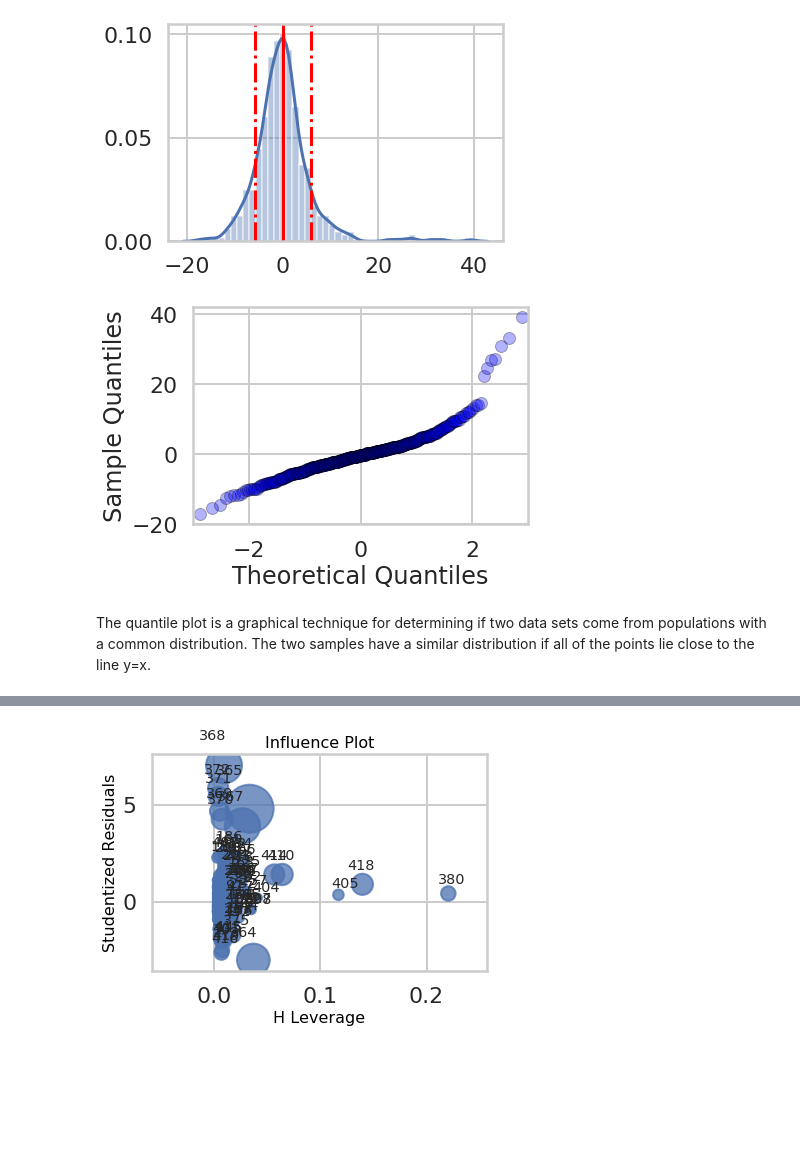
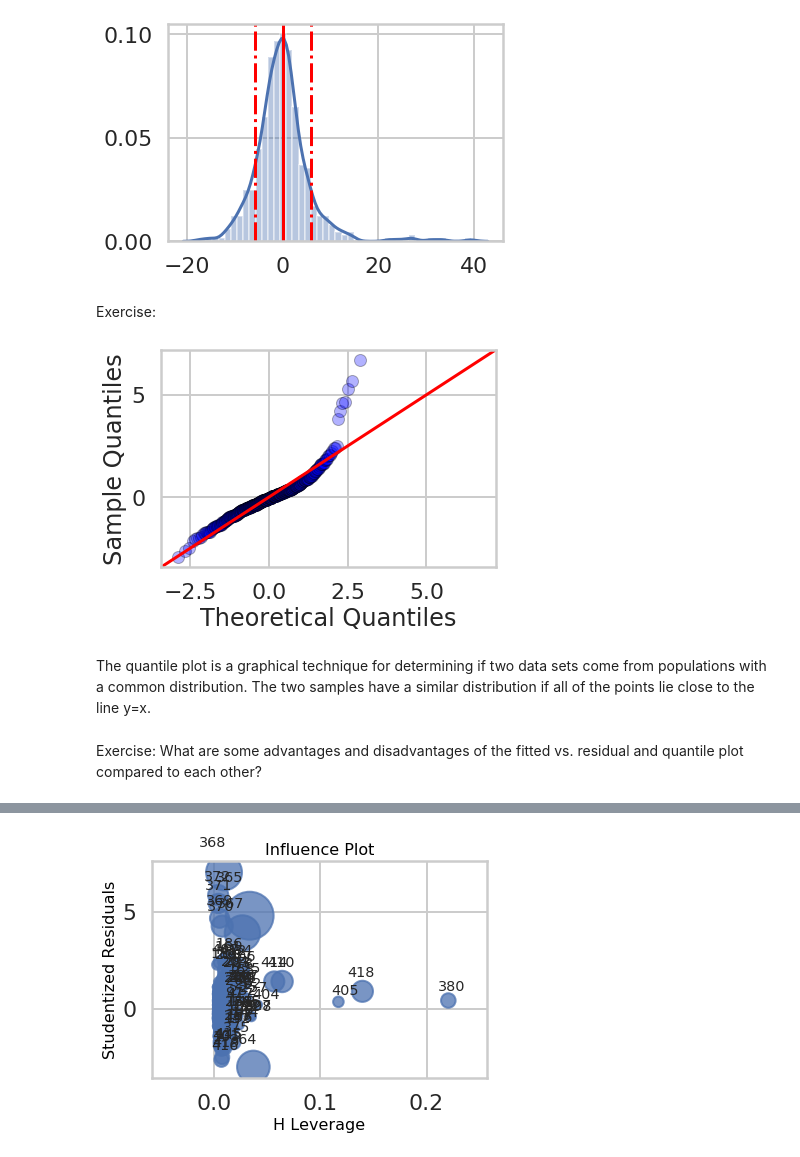
Before and after one commit to AHalarewicz/LinearRegression, a Jupyter notebook: linear_regression/Mini_Project_Linear_Regression.ipynb, the cells around one changed output, grey strips where cells are left out. Cells and saved outputs as stored; diff of their text form; code cells hidden in the pictures; blank space fills up the shorter version.

Commit message:
fixed quantile plot & removed outliers before fit

```diff
--- a/linear_regression/Mini_Project_Linear_Regression.ipynb
+++ b/linear_regression/Mini_Project_Linear_Regression.ipynb
@@ -1311,14 +1318,19 @@ _ = plt.axvline(np.mean(resids) - np.std(resids), color='r', linestyle='-.')
 _ = plt.axvline(np.mean(resids) + np.std(resids), color='r', linestyle='-.')
 # %% [output]
 [figure]
+# %% [markdown]
+Exercise:
 # %%
 # Construct a quantile plot of the residuals.
 # What does the plot tell you?
 # %%
 import statsmodels.api as sm
-_ = sm.qqplot(fitted_model.resid, markeredgecolor='k', alpha=0.3)
+_ = sm.qqplot(fitted_model.resid, fit=True, markeredgecolor='k', alpha=0.3, line='45')
 plt.show()
+
+# fix this so the points are on the line y=x
+# acheived by setting fit keyword arg to True
 # %% [output]
-[figure, old version]
+[figure, new version]
 # %% [markdown]
 The quantile plot is a graphical technique for determining if two data sets come from populations with a common distribution. The two samples have a similar distribution if all of the points lie close to the line y=x.
@@ -1330,0 +1337,2 @@ The quantile plot is a graphical technique for determining if two data sets come
+# %% [markdown]
+Exercise: What are some advantages and disadvantages of the fitted vs. residual and quantile plot compared to each other?
```
Also changed, not shown: parts of 20 cells of this notebook.
